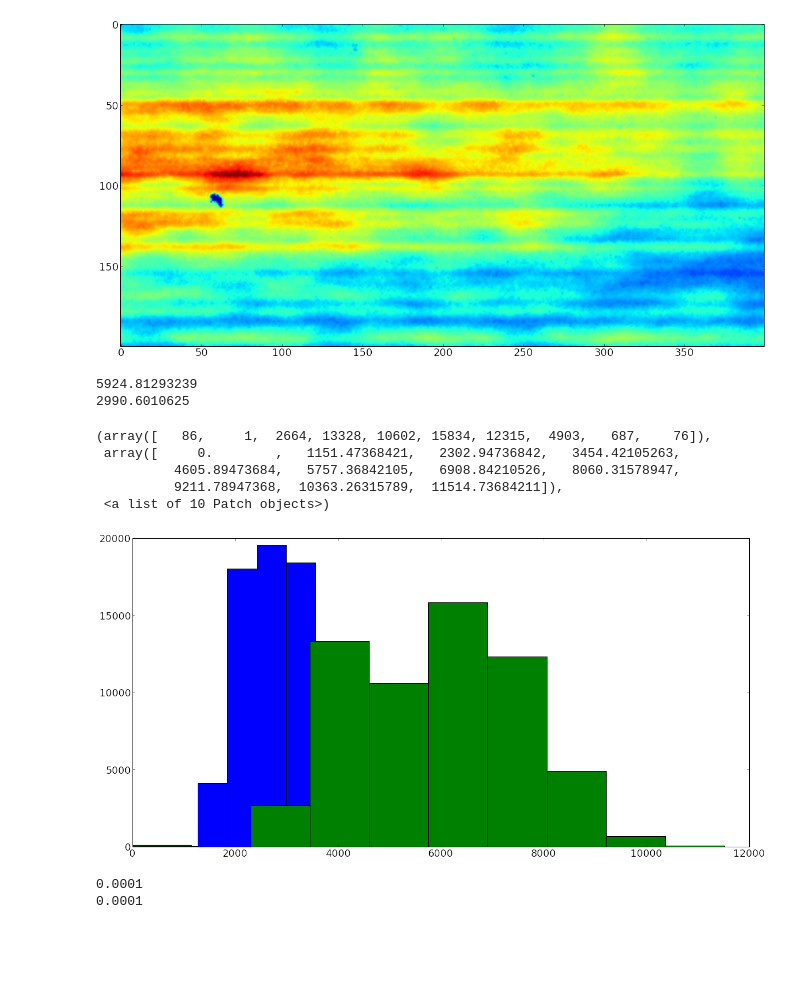
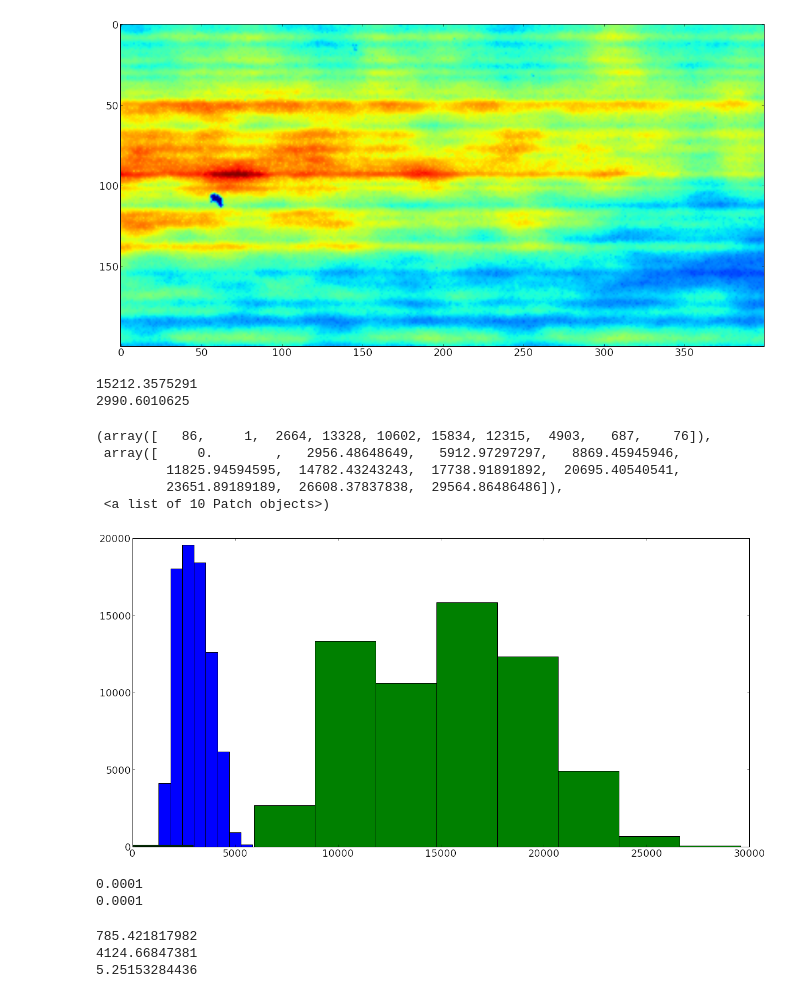
Before and after one commit to levlab-atomchip/BECy_stats, a Jupyter notebook: notebooks/pixis_vs_highmag_intensity.ipynb, the cells around one changed output. Saved outputs shown, nothing was run; the diff lists cells and outputs as text; code cells hidden in the pictures; blank space fills up the shorter version.

```diff
--- a/notebooks/pixis_vs_highmag_intensity.ipynb
+++ b/notebooks/pixis_vs_highmag_intensity.ipynb
@@ -59,24 +59,32 @@ hm_counts = np.mean(light_counts_hm)
 # %% [output]
 [figure]
 # %%
-print pixis_counts / 0.95
+print pixis_counts / 0.37
 print hm_counts / 16 / 0.2
 # %% [output]
-5924.81293239
+15212.3575291
 2990.6010625
 # %%
 plt.hist(np.ravel(light_counts_hm) / 16 / 0.2)
-plt.hist(np.ravel(light_counts) / 0.95)
+plt.hist(np.ravel(light_counts) / 0.37)
 # %% [output]
 (array([   86,     1,  2664, 13328, 10602, 15834, 12315,  4903,   687,    76]),
- array([     0.        ,   1151.47368421,   2302.94736842,   3454.42105263,
-          4605.89473684,   5757.36842105,   6908.84210526,   8060.31578947,
-          9211.78947368,  10363.26315789,  11514.73684211]),
+ array([     0.        ,   2956.48648649,   5912.97297297,   8869.45945946,
+         11825.94594595,  14782.43243243,  17738.91891892,  20695.40540541,
+         23651.89189189,  26608.37837838,  29564.86486486]),
  <a list of 10 Patch objects>)
-[figure, old version]
+[figure, new version]
 # %%
 print img.get_image_time()
 print img_hm.get_image_time()
 # %% [output]
 0.0001
 0.0001
+# %%
+print np.std(np.ravel(light_counts_hm) / 16 / 0.2)
+print np.std(np.ravel(light_counts) / 0.37)
+print np.std(np.ravel(light_counts) /  0.37)/np.std(np.ravel(light_counts_hm) / 16 / 0.2)
+# %% [output]
+785.421817982
+4124.66847381
+5.25153284436
```
Also changed, not shown: 10 other files.
